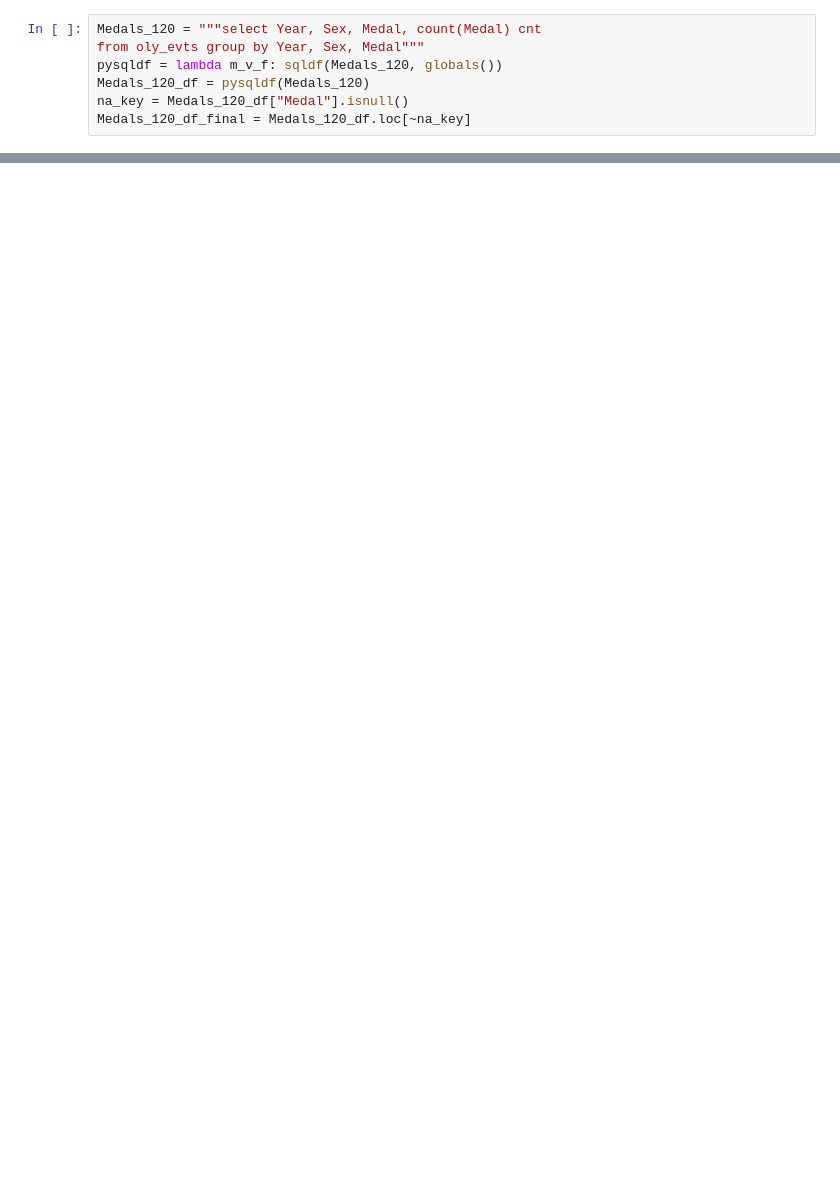
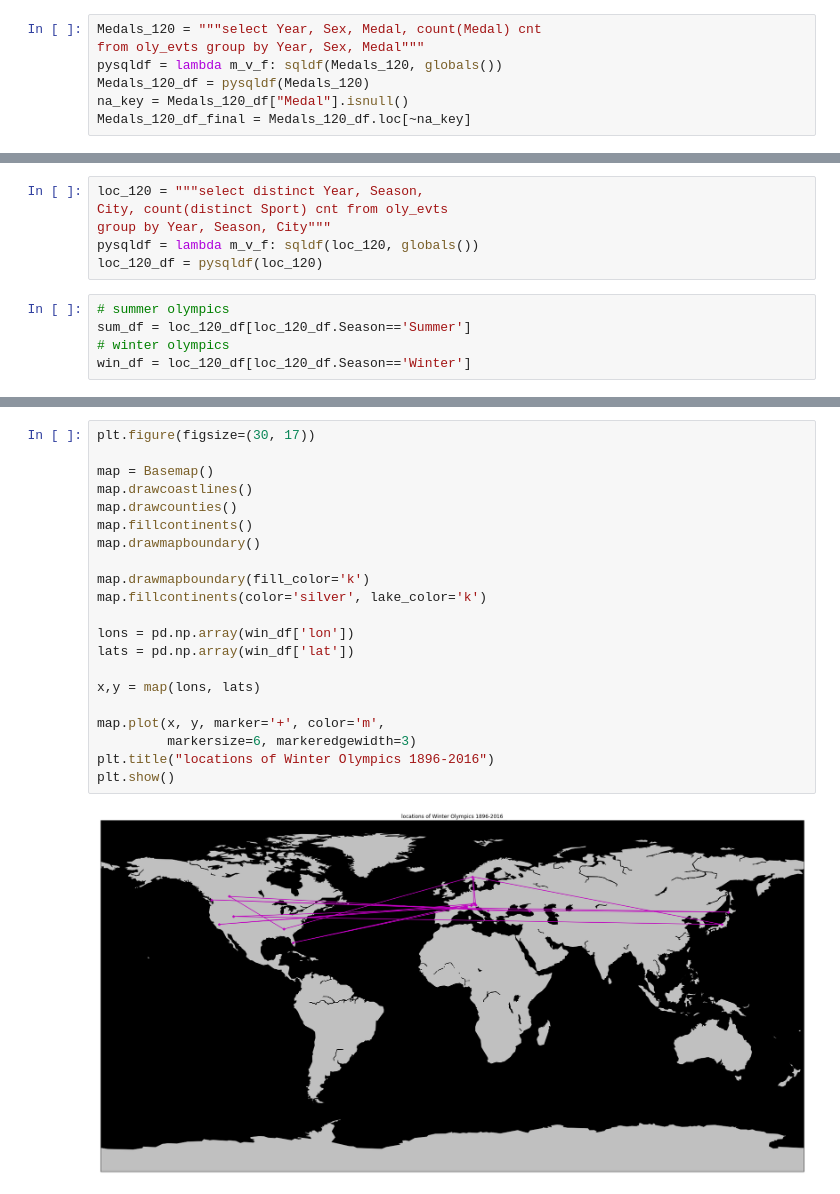
Before and after one commit to swainshashwat/EDA_olympic_data, a Jupyter notebook: 120-years-olympic-data-analysis.ipynb, the cells around one changed output, grey strips where cells are left out. Cells and saved outputs as stored; diff of their text form; blank space fills up the shorter version.

```diff
--- a/120-years-olympic-data-analysis.ipynb
+++ b/120-years-olympic-data-analysis.ipynb
@@ -195,3 +199,14 @@ iplot(medal_t, filename='Male vs Female winning medals in Olympic from \
                         the year 1896-2016')
 # %% [output]
 [interactive output not drawn]
+# %%
+loc_120 = """select distinct Year, Season,
+City, count(distinct Sport) cnt from oly_evts
+group by Year, Season, City"""
+pysqldf = lambda m_v_f: sqldf(loc_120, globals())
+loc_120_df = pysqldf(loc_120)
+# %%
+# summer olympics
+sum_df = loc_120_df[loc_120_df.Season=='Summer']
+# winter olympics
+win_df = loc_120_df[loc_120_df.Season=='Winter']
@@ -197,0 +260,23 @@ iplot(medal_t, filename='Male vs Female winning medals in Olympic from \
+# %%
+plt.figure(figsize=(30, 17))
+
+map = Basemap()
+map.drawcoastlines()
+map.drawcounties()
+map.fillcontinents()
+map.drawmapboundary()
+
+map.drawmapboundary(fill_color='k')
+map.fillcontinents(color='silver', lake_color='k')
+
+lons = pd.np.array(win_df['lon'])
+lats = pd.np.array(win_df['lat'])
+
+x,y = map(lons, lats)
+
+map.plot(x, y, marker='+', color='m',
+         markersize=6, markeredgewidth=3)
+plt.title("locations of Winter Olympics 1896-2016")
+plt.show()
+# %% [output]
+[figure, added]
```
Also changed, not shown: parts of 5 cells of this notebook, 2 other files.
